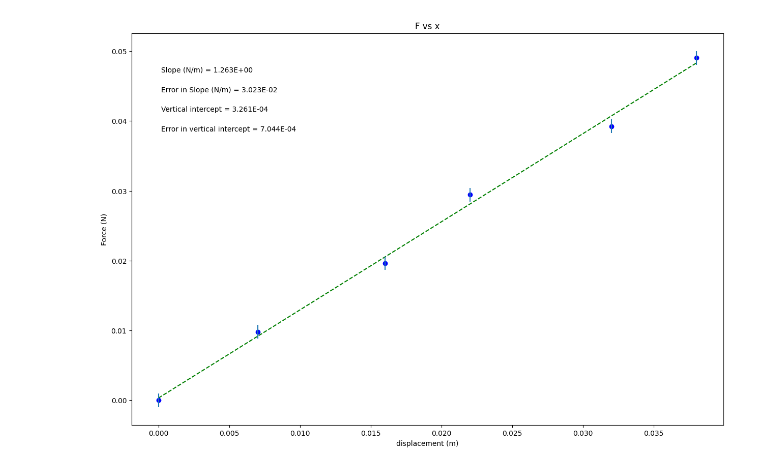
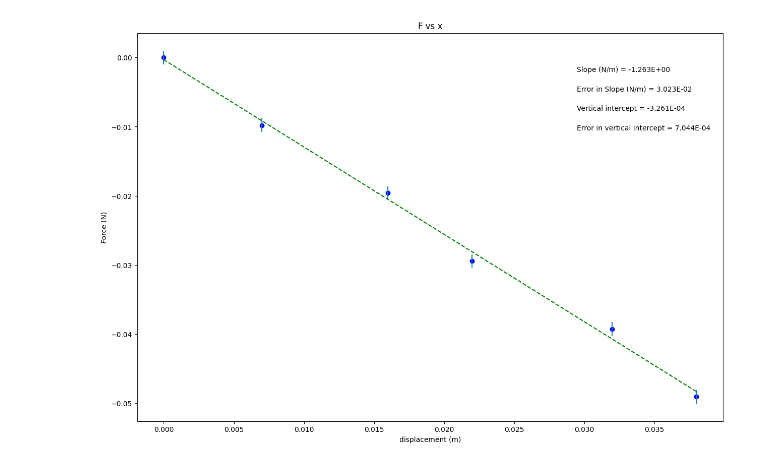
Before and after one commit to theArzt-KaelanC/PHYS218, a Jupyter notebook: Lab06_Magnetic_Diapole_K.ipynb, the cells around one changed output. Drawn from its saved outputs; the diff is of its cells as text; code cells hidden in the pictures.

```diff
--- a/Lab06_Magnetic_Diapole_K.ipynb
+++ b/Lab06_Magnetic_Diapole_K.ipynb
@@ -19,7 +19,7 @@ import matplotlib.pyplot as plt
 
 x = np.array([0, .007, .016, .022, .032, .038])
 
-F = np.array([0, .00981, .01962, .02943, .03924, .04905])
+F = np.array([-0, -.00981, -.01962, -.02943, -.03924, -.04905])
 
 err_yvariable_changeme = np.array([.000981, .000981, .000981, .000981, .000981, .000981])
 
@@ -43,7 +43,7 @@ slope_units= 'N/m'
 #UPDATE ANNOTATION PLACEMENT SO IT'S OUT OF WAY OF PLOTTED DATA AND BEST FIT LINE
 #integer from 1 to 4, top R corner is 1 (counter-clockwise from there)
 
-annotation_placement=2
+annotation_placement=1
 
 
 #-----------------------------------------------------------------------#
@@ -90,31 +90,31 @@ elif annotation_placement==3 or annotation_placement==4:
 #Don't need to change anything in this section!
 
 #Plot data on graph. Plot error bars and place values for slope,
 #error in slope, and vertical intercept (plus error) on the plot using "annotate"
 
 plt.figure(figsize=(15,10))
 
 plt.plot(x, fit, color='green', linestyle='--')
 plt.scatter(x, y, color='blue', marker='o')
 
 plt.xlabel(x_label)
 plt.ylabel(y_label)
 plt.title(plot_title)
 
 plt.errorbar(x, y, yerr=dy, xerr=None, fmt="none") #don't need to plot x error bars
 
 plt.annotate('Slope ({}) = {value:.{digits}E}'.format(slope_units,value=m, digits=3),
              (xpos, ypos[0]), xycoords='axes fraction')
 
 plt.annotate('Error in Slope ({}) = {value:.{digits}E}'.format(slope_units,value=dm, digits=3),
              (xpos, ypos[1]), xycoords='axes fraction')
 
 plt.annotate('Vertical intercept = {value:.{digits}E}'.format(value=b, digits=3),
              (xpos, ypos[2]), xycoords='axes fraction')
 
 plt.annotate('Error in vertical intercept = {value:.{digits}E}'.format(value=db, digits=3),
              (xpos, ypos[3]), xycoords='axes fraction')
 
 plt.show()
 # %% [output]
-[figure, old version]
+[figure, new version]
```
